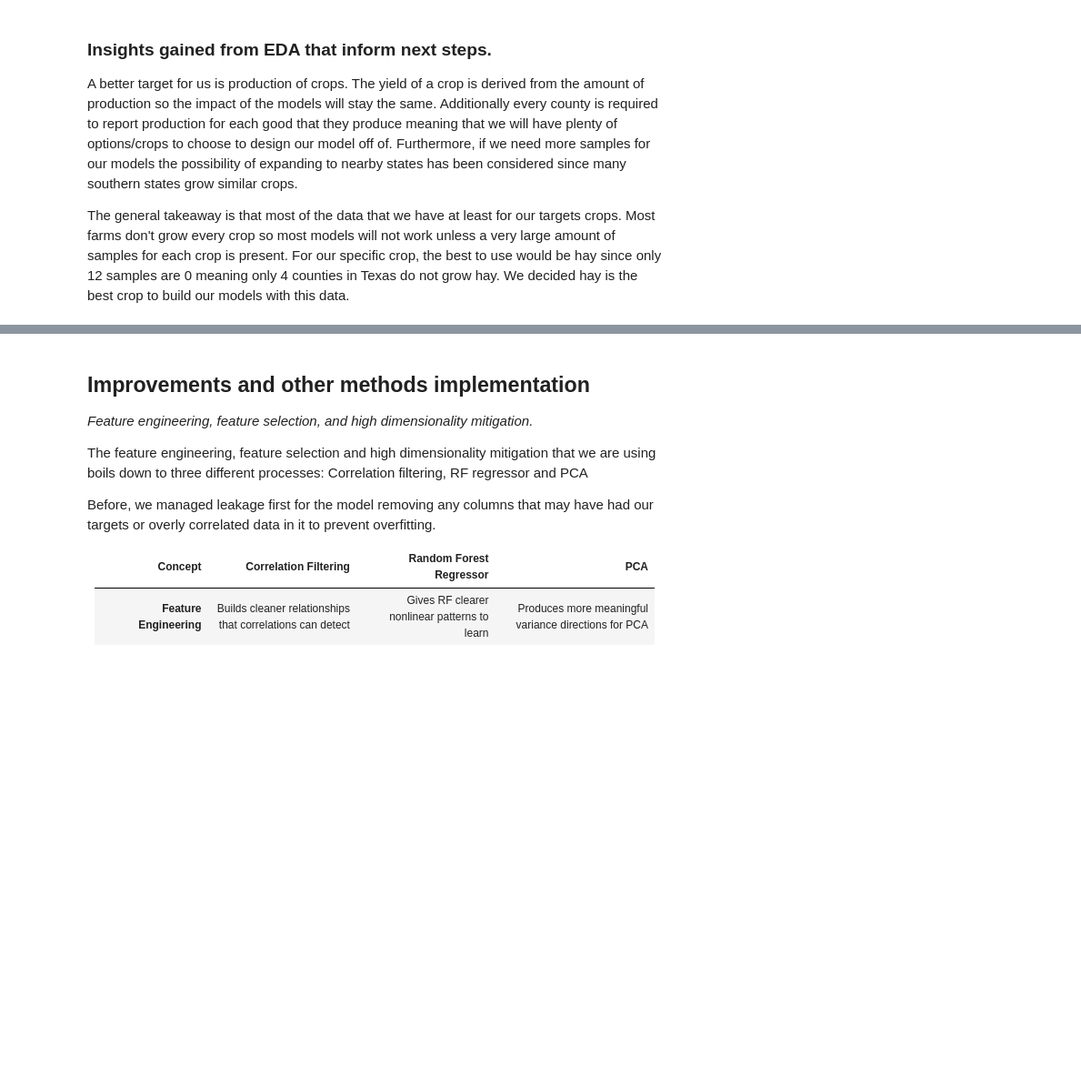
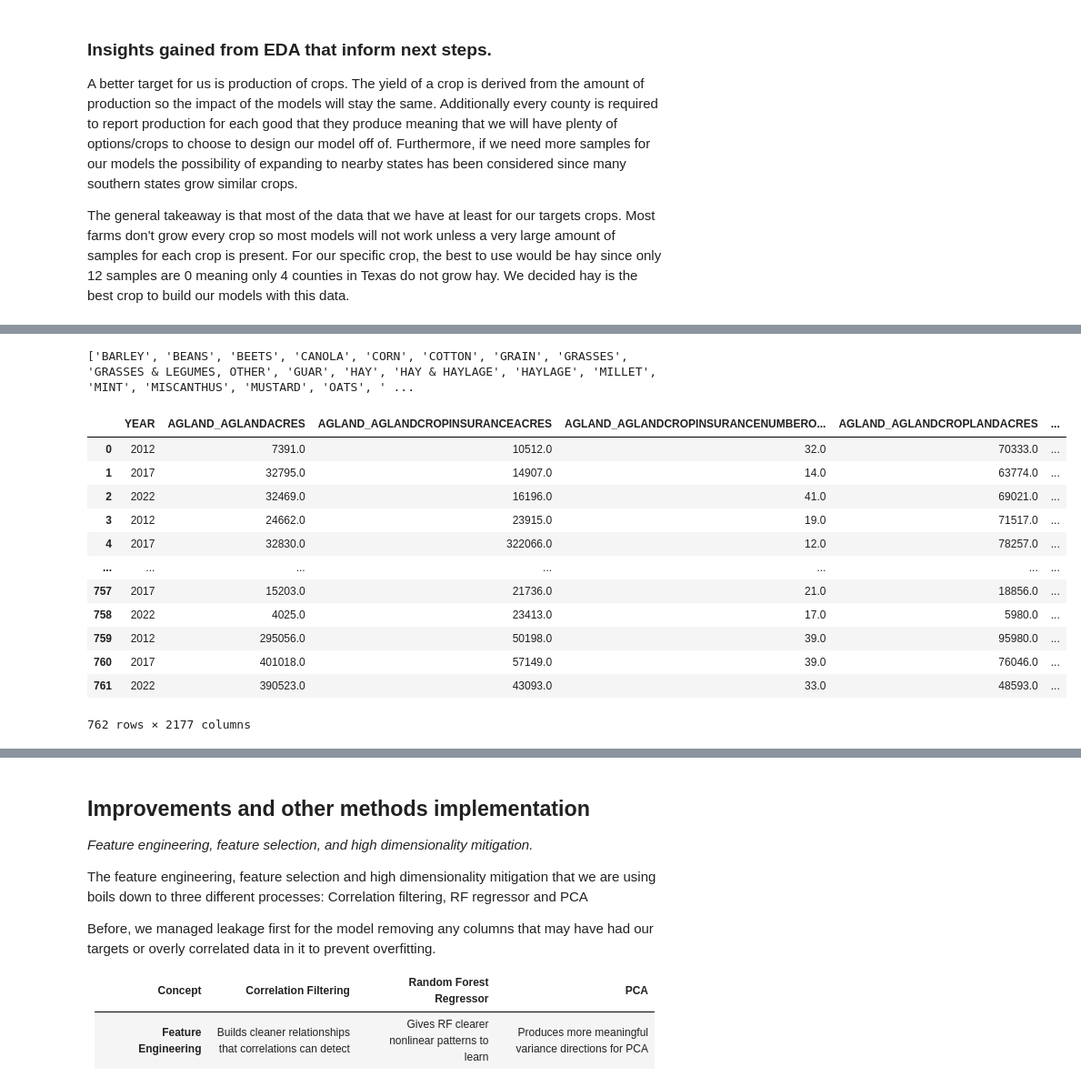
Before and after one commit to StephenC959/AGCensusPrediction, a Jupyter notebook: project_progress.ipynb, the cells around one changed output, grey strips where cells are left out. Shown at 91% size. Drawn from its saved outputs; the diff is of its cells as text; code cells hidden in the pictures; blank space fills up the shorter version.

```diff
--- a/project_progress.ipynb
+++ b/project_progress.ipynb
@@ -275,0 +193,27 @@ HAY_HAYWILDMEASUREDINTONS
+# %%
+#get target crops from txt file
+with open("models/croptarget.txt") as f:
+    crops = [line.strip() for line in f.readlines() if line.strip()]
+
+print(crops)
+# %% [output]
+['BARLEY', 'BEANS', 'BEETS', 'CANOLA', 'CORN', 'COTTON', 'GRAIN', 'GRASSES', 'GRASSES & LEGUMES, OTHER', 'GUAR', 'HAY', 'HAY & HAYLAGE', 'HAYLAGE', 'MILLET', 'MINT', 'MISCANTHUS', 'MUSTARD', 'OATS', ' ...
+# %%
+#NaN values for unreported numbers from farms
+cleaned_df = cleaned_df.fillna(0)
+cleaned_df.drop("Unnamed: 0",axis=1,inplace=True)
+cleaned_df
+# %% [output]
+|  | YEAR | AGLAND_AGLANDACRES | AGLAND_AGLANDCROPINSURANCEACRES | AGLAND_AGLANDCROPINSURANCENUMBERO... | AGLAND_AGLANDCROPLANDACRES | ... |
+| 0 | 2012 | 7391.0 | 10512.0 | 32.0 | 70333.0 | ... |
+| 1 | 2017 | 32795.0 | 14907.0 | 14.0 | 63774.0 | ... |
+| 2 | 2022 | 32469.0 | 16196.0 | 41.0 | 69021.0 | ... |
+| 3 | 2012 | 24662.0 | 23915.0 | 19.0 | 71517.0 | ... |
+| 4 | 2017 | 32830.0 | 322066.0 | 12.0 | 78257.0 | ... |
+| ... | ... | ... | ... | ... | ... | ... |
+| 757 | 2017 | 15203.0 | 21736.0 | 21.0 | 18856.0 | ... |
+| 758 | 2022 | 4025.0 | 23413.0 | 17.0 | 5980.0 | ... |
+| 759 | 2012 | 295056.0 | 50198.0 | 39.0 | 95980.0 | ... |
+| 760 | 2017 | 401018.0 | 57149.0 | 39.0 | 76046.0 | ... |
+| 761 | 2022 | 390523.0 | 43093.0 | 33.0 | 48593.0 | ... |
+762 rows × 2177 columns
```
Also changed, not shown: parts of 21 cells of this notebook, 1 other file.
